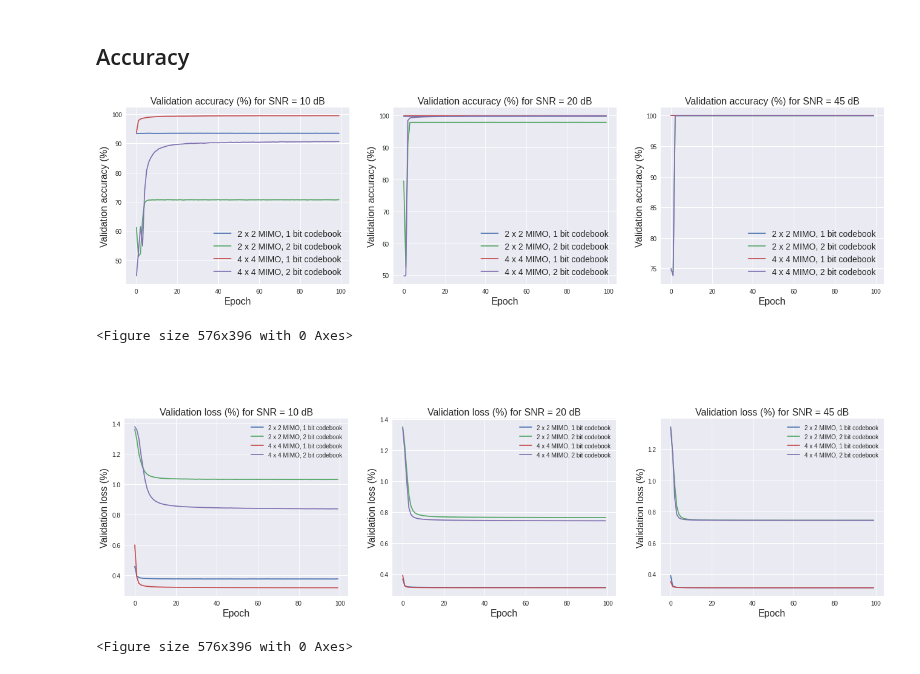
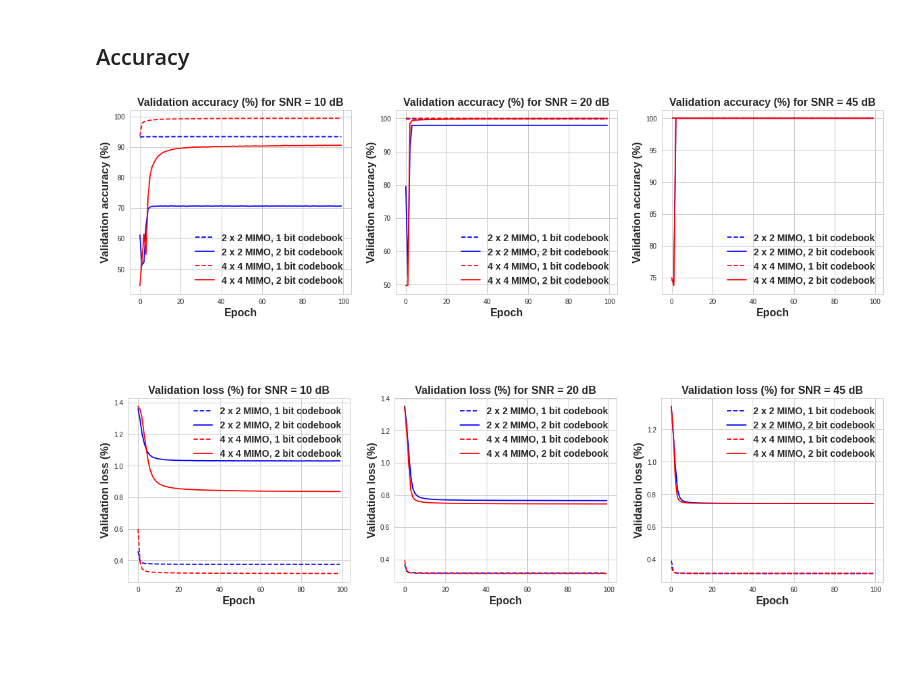
Before and after one commit to akyerr/Phy-Layer-Security-ML, a Jupyter notebook: plots.ipynb, the cells around one changed output. Saved outputs shown, nothing was run; the diff lists cells and outputs as text; code cells hidden in the pictures; blank space fills up the shorter version.

Commit message:
cleaned up plots, saved pngs

```diff
--- a/plots.ipynb
+++ b/plots.ipynb
@@ -23,48 +23,65 @@ num_epochs = 100
 # %% [markdown]
 ## Accuracy
 # %%
-plt.style.use('seaborn')
+plt.style.use('seaborn-whitegrid')
 fig, ax = plt.subplots(nrows=1, ncols=len(SNR_dB), figsize=(20,5))
 plt_count = 0
 for ss in range(len(SNR_dB)):
     for aa in range(len(num_ant)):
+        if num_ant[aa] == 2:
+            col = 'blue'
+        elif num_ant[aa] == 4:
+            col = 'red'
         for bb in range(len(bit_codebook)):
+            if bit_codebook[bb] == 1:
+                style = '--'
+            elif bit_codebook[bb] == 2:
+                style = '-'
+
             xax = range(0, num_epochs)
             yax = validation_accuracy[ss, aa, bb, :]
-            ax[plt_count].plot(xax,yax, label = f'{num_ant[aa]} x {num_ant[aa]} MIMO, {bit_codebook[bb]} bit codebook')
+            ax[plt_count].plot(xax,yax, color = col, linestyle = style, label = f'{num_ant[aa]} x {num_ant[aa]} MIMO, {bit_codebook[bb]} bit codebook')
 
-            ax[plt_count].set_title(f'Validation accuracy (%) for SNR = {SNR_dB[ss]} dB', fontsize=16)
-            ax[plt_count].set_xlabel('Epoch', fontsize=16)
-            ax[plt_count].set_ylabel('Validation accuracy (%)', fontsize=16)
+            ax[plt_count].set_title(f'Validation accuracy (%) for SNR = {SNR_dB[ss]} dB', fontsize=16, fontweight="bold")
+            ax[plt_count].set_xlabel('Epoch', fontsize=16, fontweight="bold")
+            ax[plt_count].set_ylabel('Validation accuracy (%)', fontsize=16, fontweight="bold")
 
-    ax[plt_count].legend(prop={"size":14})
+    ax[plt_count].legend(prop={"size": 14, "weight": "bold"})
     plt_count += 1
+
+plt.savefig('accuracy.png', dpi=300)
 plt.show()
-plt.tight_layout()
 # %% [output]
-[figure, old version]
+[figure, new version]
-<Figure size 576x396 with 0 Axes>
 # %% [markdown]
 ##
 # %%
-plt.style.use('seaborn')
+plt.style.use('seaborn-whitegrid')
 fig, ax = plt.subplots(nrows=1, ncols=len(SNR_dB), figsize=(20,5))
 plt_count = 0
 for ss in range(len(SNR_dB)):
     for aa in range(len(num_ant)):
+        if num_ant[aa] == 2:
+            col = 'blue'
+        elif num_ant[aa] == 4:
+            col = 'red'
         for bb in range(len(bit_codebook)):
+            if bit_codebook[bb] == 1:
+                style = '--'
+            elif bit_codebook[bb] == 2:
+                style = '-'
             xax = range(0, num_epochs)
             yax = validation_loss[ss, aa, bb, :]
-            ax[plt_count].plot(xax,yax, label = f'{num_ant[aa]} x {num_ant[aa]} MIMO, {bit_codebook[bb]} bit codebook')
+            ax[plt_count].plot(xax,yax, color = col, linestyle = style, label = f'{num_ant[aa]} x {num_ant[aa]} MIMO, {bit_codebook[bb]} bit codebook')
 
-            ax[plt_count].set_title(f'Validation loss (%) for SNR = {SNR_dB[ss]} dB', fontsize=16)
-            ax[plt_count].set_xlabel('Epoch', fontsize=16)
-            ax[plt_count].set_ylabel('Validation loss (%)', fontsize=16)
+            ax[plt_count].set_title(f'Validation loss (%) for SNR = {SNR_dB[ss]} dB', fontsize=16, fontweight="bold")
+            ax[plt_count].set_xlabel('Epoch', fontsize=16, fontweight="bold")
+            ax[plt_count].set_ylabel('Validation loss (%)', fontsize=16, fontweight="bold")
 
-    ax[plt_count].legend(prop={"size":14})
+    ax[plt_count].legend(prop={"size": 14, "weight": "bold"})
     plt_count += 1
+
+plt.savefig('loss.png', dpi=300)
 plt.show()
-plt.tight_layout()
 # %% [output]
-[figure, old version]
+[figure, new version]
-<Figure size 576x396 with 0 Axes>
```
Also changed, not shown: 2 other files.
